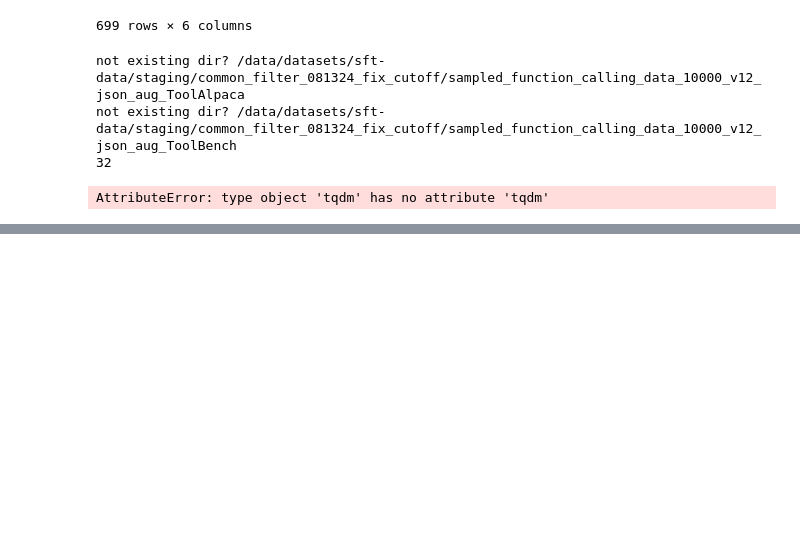
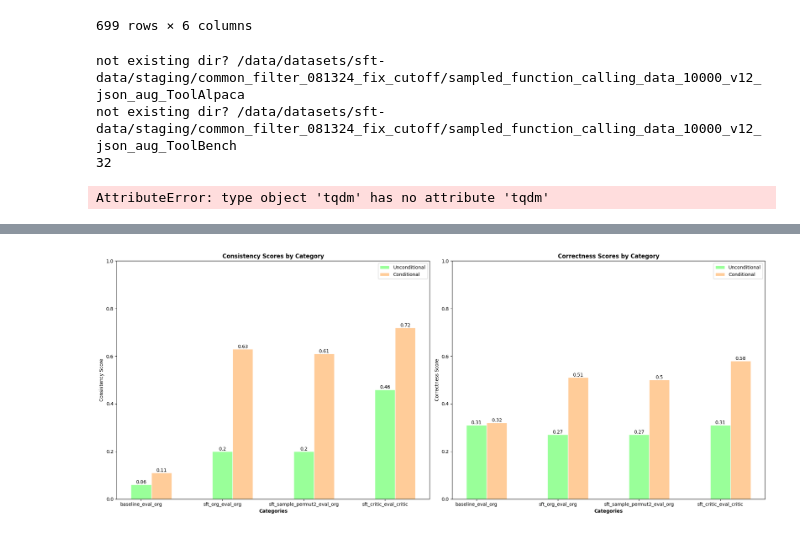
Before and after one commit to yuchenhe-xai/yccolab, a Jupyter notebook: 241015_exp_runs_rubrics.ipynb, the cells around one changed output, grey strips where cells are left out. Drawn from its saved outputs; the diff is of its cells as text; code cells hidden in the pictures; blank space fills up the shorter version.

```diff
--- a/241015_exp_runs_rubrics.ipynb
+++ b/241015_exp_runs_rubrics.ipynb
@@ -3040,0 +3703,87 @@ CancelledError:
+# %%
+import matplotlib.pyplot as plt
+import numpy as np
+
+# Data extraction
+categories = ['baseline_eval_org', 'sft_org_eval_org', 'sft_sample_permut2_eval_org',  'sft_critic_eval_critic',  ]
+consistency_data = {
+    'avg': [round(results[cat]['consistency']['consistency_avg'], 2) for cat in categories],
+    'unconditional': [round(results[cat]['consistency']['consistency_unconditional'], 2) for cat in categories],
+    'conditional': [round(results[cat]['consistency']['consistency_conditional'], 2) for cat in categories]
+}
+correctness_data = {
+    'avg': [
+        round((results[cat]['correctness']['correctness_A_avg'] + results[cat]['correctness']['correctness_B_avg']) / 2, 2)
+        for cat in categories
+    ],
+    'unconditional': [
+        round((results[cat]['correctness']['correctness_A_unconditional'] + results[cat]['correctness']['correctness_B_unconditional']) / 2, 2)
+        for cat in categories
+    ],
+    'conditional': [
+        round((results[cat]['correctness']['correctness_A_conditional'] + results[cat]['correctness']['correctness_B_conditional']) / 2, 2)
+        for cat in categories
+    ]
+}
+
+# Setting up the figures
+fig, (ax1, ax2) = plt.subplots(1, 2, figsize=(20, 8))
+
+# Width of a bar
+width = 0.25
+
+# Set position of bar on X axis
+r1 = np.arange(len(categories))
+r2 = [x + width for x in r1]
+r3 = [x + width for x in r2]
+
+# Softer colors for bars
+colors = ['#99CCFF', '#99FF99', '#FFCC99']
+
+# Plotting consistency data
+# ax1.bar(r1, consistency_data['avg'], color=colors[0], width=width, edgecolor='white', label='Avg')
+ax1.bar(r2, consistency_data['unconditional'], color=colors[1], width=width, edgecolor='white', label='Unconditional')
+ax1.bar(r3, consistency_data['conditional'], color=colors[2], width=width, edgecolor='white', label='Conditional')
+
+# Adding value labels on top of each bar
+# for i, v in enumerate(consistency_data['avg']):
+#     ax1.text(r1[i], v, str(v), ha='center', va='bottom')
+for i, v in enumerate(consistency_data['unconditional']):
+    ax1.text(r2[i], v, str(v), ha='center', va='bottom')
+for i, v in enumerate(consistency_data['conditional']):
+    ax1.text(r3[i], v, str(v), ha='center', va='bottom')
+
+ax1.set_xlabel('Categories', fontweight='bold')
+ax1.set_ylabel('Consistency Score')
+ax1.set_title('Consistency Scores by Category', fontweight='bold')
+ax1.set_xticks([r + width for r in range(len(categories))])
+ax1.set_xticklabels(categories)
+ax1.set_ylim(0, 1)  # Setting y-axis limit to [0, 1]
+ax1.legend()
+
+# Plotting correctness data
+# ax2.bar(r1, correctness_data['avg'], color=colors[0], width=width, edgecolor='white', label='Avg')
+ax2.bar(r2, correctness_data['unconditional'], color=colors[1], width=width, edgecolor='white', label='Unconditional')
+ax2.bar(r3, correctness_data['conditional'], color=colors[2], width=width, edgecolor='white', label='Conditional')
+
+# Adding value labels on top of each bar
+# for i, v in enumerate(correctness_data['avg']):
+#     ax2.text(r1[i], v, str(v), ha='center', va='bottom')
+for i, v in enumerate(correctness_data['unconditional']):
+    ax2.text(r2[i], v, str(v), ha='center', va='bottom')
+for i, v in enumerate(correctness_data['conditional']):
+    ax2.text(r3[i], v, str(v), ha='center', va='bottom')
+
+ax2.set_xlabel('Categories', fontweight='bold')
+ax2.set_ylabel('Correctness Score')
+ax2.set_title('Correctness Scores by Category', fontweight='bold')
+ax2.set_xticks([r + width for r in range(len(categories))])
+ax2.set_xticklabels(categories)
+ax2.set_ylim(0, 1)  # Setting y-axis limit to [0, 1]
+ax2.legend()
+
+# Adjusting the layout and displaying the plot
+plt.tight_layout()
+plt.show()
+# %% [output]
+[figure, added]
```
Also changed, not shown: parts of 29 cells of this notebook.
